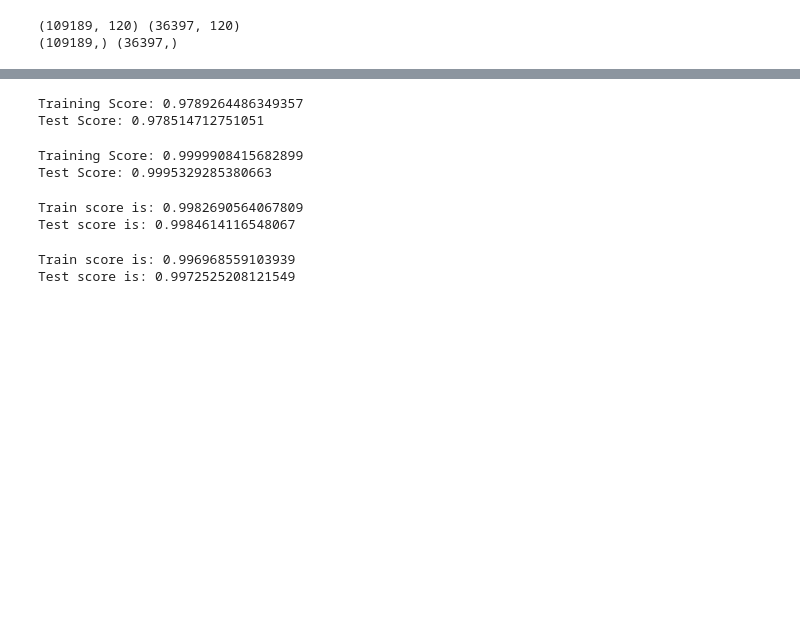
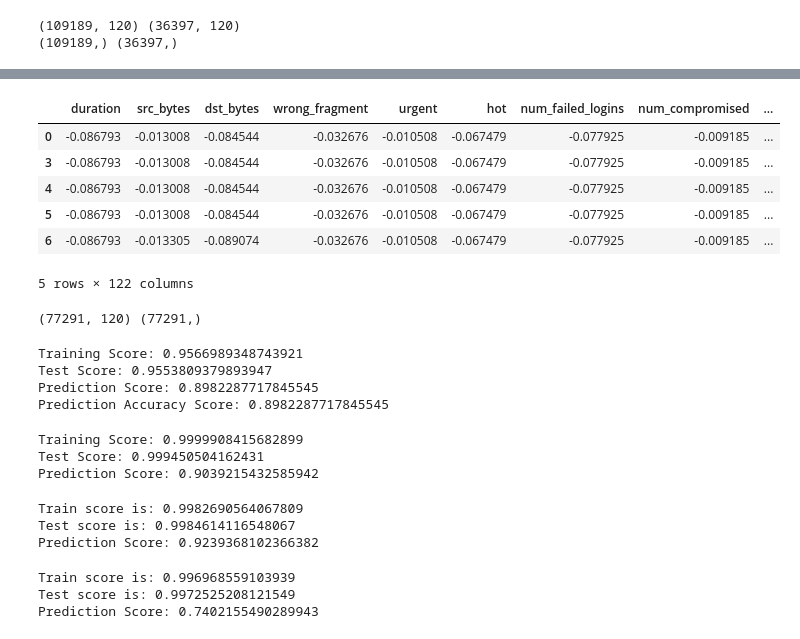
Before and after one commit to xxl4tomxu98/anomamly-detection-autoencoder, a Jupyter notebook: KDD99/ddos-intrusion-detection-ae-lgbm.ipynb, the cells around one changed output, grey strips where cells are left out. Saved outputs shown, nothing was run; the diff lists cells and outputs as text; code cells hidden in the pictures; blank space fills up the shorter version.

```diff
--- a/KDD99/ddos-intrusion-detection-ae-lgbm.ipynb
+++ b/KDD99/ddos-intrusion-detection-ae-lgbm.ipynb
@@ -538,44 +702,75 @@ print(Z_train.shape, Z_test.shape)
+# %%
+feature_encoding(df_test)
+df_test[0:5]
+# This is the numeric feature vector for the test df, as it goes to the neural net
+# %% [output]
+|  | duration | src_bytes | dst_bytes | wrong_fragment | urgent | hot | num_failed_logins | num_compromised | ... |
+| 0 | -0.086793 | -0.013008 | -0.084544 | -0.032676 | -0.010508 | -0.067479 | -0.077925 | -0.009185 | ... |
+| 3 | -0.086793 | -0.013008 | -0.084544 | -0.032676 | -0.010508 | -0.067479 | -0.077925 | -0.009185 | ... |
+| 4 | -0.086793 | -0.013008 | -0.084544 | -0.032676 | -0.010508 | -0.067479 | -0.077925 | -0.009185 | ... |
+| 5 | -0.086793 | -0.013008 | -0.084544 | -0.032676 | -0.010508 | -0.067479 | -0.077925 | -0.009185 | ... |
+| 6 | -0.086793 | -0.013305 | -0.089074 | -0.032676 | -0.010508 | -0.067479 | -0.077925 | -0.009185 | ... |
+5 rows × 122 columns
+# %%
+# Let us look at the corrected test dataset including the inputs and outputs
+Y_input, Y_output = convert2numpy_type(df_test)
+print(Y_input.shape, Y_output.shape)
+# %% [output]
+(77291, 120) (77291,)
 # %%
-# we could also make a model for category of attacks using decision tree model
+# we could also make a model for category or type of attacks using decision tree model
 from sklearn.tree import DecisionTreeClassifier
-model = DecisionTreeClassifier(criterion="entropy", max_depth = 4)
+from sklearn.metrics import accuracy_score
+model = DecisionTreeClassifier(criterion="entropy", max_depth = 2)
 model.fit(X_train, Z_train)
 Z_test_pred = model.predict(X_test)
+Y_output_pred = model.predict(Y_input)
 print("Training Score:", model.score(X_train, Z_train))
-print("Test Score:", model.score(X_test,Z_test))
+print("Test Score:", model.score(X_test, Z_test))
+print("Prediction Score:", model.score(Y_input, Y_output))
+print("Prediction Accuracy Score:", accuracy_score(Y_output, Y_output_pred))
 # %% [output]
-Training Score: 0.9789264486349357
-Test Score: 0.978514712751051
+Training Score: 0.9566989348743921
+Test Score: 0.9553809379893947
+Prediction Score: 0.8982287717845545
+Prediction Accuracy Score: 0.8982287717845545
 # %%
 from sklearn.ensemble import RandomForestClassifier
-model1 = RandomForestClassifier(n_estimators=30)
+model1 = RandomForestClassifier(n_estimators=15)
 model1.fit(X_train, Z_train)
 Z_test_pred1 = model1.predict(X_test)
+Y_output_pred1 = model1.predict(Y_input)
 print("Training Score:", model1.score(X_train, Z_train))
-print("Test Score:", model1.score(X_test,Z_test))
+print("Test Score:", model1.score(X_test, Z_test))
+print("Prediction Score:", model1.score(Y_input, Y_output))
 # %% [output]
 Training Score: 0.9999908415682899
-Test Score: 0.9995329285380663
+Test Score: 0.999450504162431
+Prediction Score: 0.9039215432585942
 # %%
 from sklearn.svm import SVC
 model2 = SVC(gamma = 'scale')
 model2.fit(X_train, Z_train)
-Z_test_pred2 = model2.predict(X_test)
+Y_output_pred2 = model2.predict(Y_input)
 print("Train score is:", model2.score(X_train, Z_train))
 print("Test score is:", model2.score(X_test,Z_test))
+print("Prediction Score:", model2.score(Y_input, Y_output))
 # %% [output]
 Train score is: 0.9982690564067809
 Test score is: 0.9984614116548067
+Prediction Score: 0.9239368102366382
 # %%
 from sklearn.linear_model import LogisticRegression
-model3 = LogisticRegression(max_iter=1200000)
+model3 = LogisticRegression(max_iter=60000)
 model3.fit(X_train, Z_train)
-Z_test_pred3 = model3.predict(X_test)
+Y_output_pred3 = model3.predict(Y_input)
 print("Train score is:", model3.score(X_train, Z_train))
 print("Test score is:", model3.score(X_test,Z_test))
+print("Prediction Score:", model3.score(Y_input, Y_output))
 # %% [output]
 Train score is: 0.996968559103939
 Test score is: 0.9972525208121549
+Prediction Score: 0.7402155490289943
 # %%
 from sklearn.ensemble import GradientBoostingClassifier
 model4 = GradientBoostingClassifier(random_state=0)
```
Also changed, not shown: parts of 19 cells of this notebook, 4 other files.
